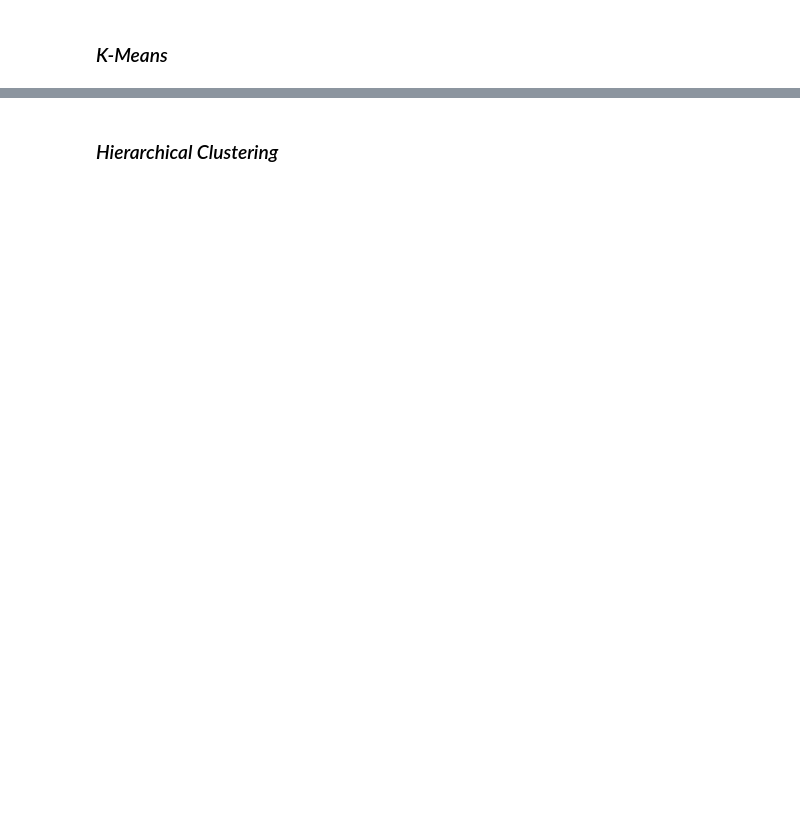
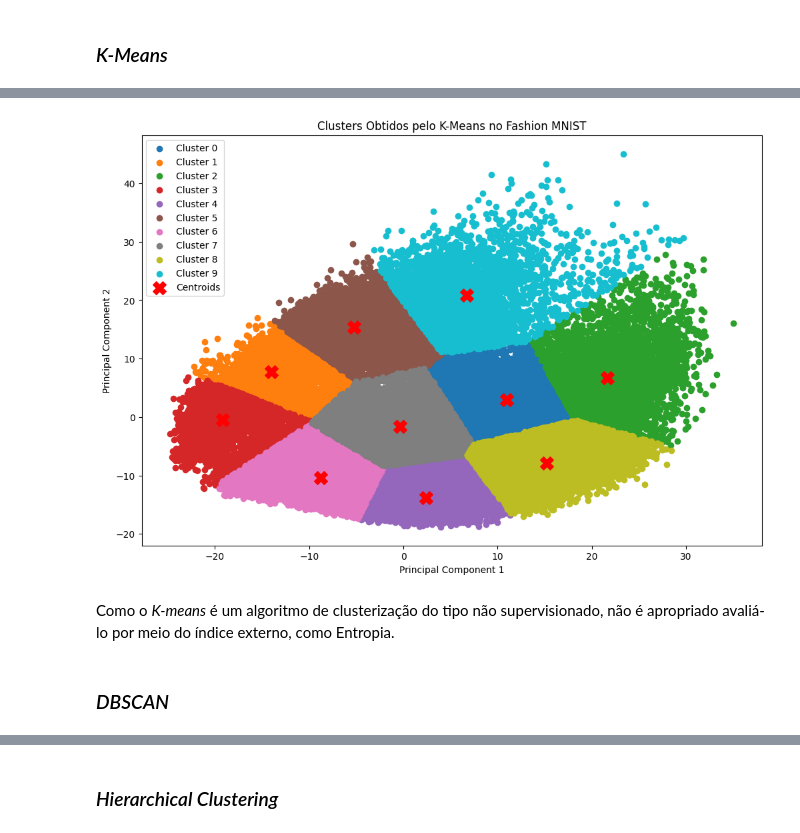
Before and after one commit to davimedio01/data-mining, a Jupyter notebook: 03. 31-10 - Atividade 3 (Agrupamento)/Atividade_03.ipynb, the cells around one changed output, grey strips where cells are left out. Drawn from its saved outputs; the diff is of its cells as text; code cells hidden in the pictures; blank space fills up the shorter version.

```diff
--- a/03. 31-10 - Atividade 3 (Agrupamento)/Atividade_03.ipynb
+++ b/03. 31-10 - Atividade 3 (Agrupamento)/Atividade_03.ipynb
@@ -215,0 +262,19 @@ Dados Normalizados com Z-Score
+# %%
+# Importação da função do PCA do sklearn
+from sklearn.decomposition import PCA
+
+# Definindo o número de componentes do PCA
+n_components = 2
+
+# Aplicando o PCA
+pca = PCA(n_components=n_components, copy=True, whiten=False)
+data_pca = pca.fit_transform(data)
+
+# Mostrando os dados projetados com PCA
+print("Dados Projetados com PCA")
+print(data_pca)
+print("\n")
+
+# Segundo: mostrando a matriz de covariância do PCA
+print("Variâncias")
+print(pca.explained_variance_ratio_)
@@ -225,0 +392,30 @@ Texto
+# %%
+# Plotando os resultados baseados no componentes do PCA
+plt.figure(figsize=(12, 8))
+
+for i in range(n_clusters):
+    plt.scatter(
+        data_pca[kmeans_labels == i, 0],
+        data_pca[kmeans_labels == i, 1],
+        label=f"Cluster {i}",
+    )
+
+plt.scatter(
+    kmeans.cluster_centers_[:, 0],
+    kmeans.cluster_centers_[:, 1],
+    marker="X",
+    color="red",
+    s=200,
+    label="Centroids",
+)
+plt.title("Clusters Obtidos pelo K-Means no Fashion MNIST")
+plt.xlabel("Principal Component 1")
+plt.ylabel("Principal Component 2")
+plt.legend()
+plt.show()
+# %% [output]
+[figure, added]
+# %% [markdown]
+Como o _K-means_ é um algoritmo de clusterização do tipo não supervisionado, não é apropriado avaliá-lo por meio do índice externo, como Entropia.
+# %% [markdown]
+### _DBSCAN_
```
Also changed, not shown: parts of 22 cells of this notebook.
